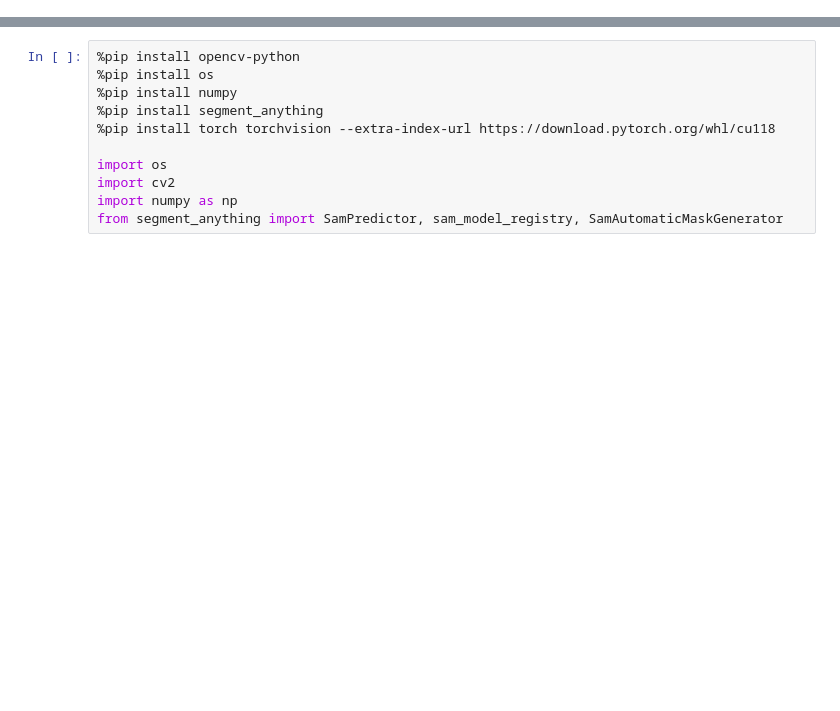
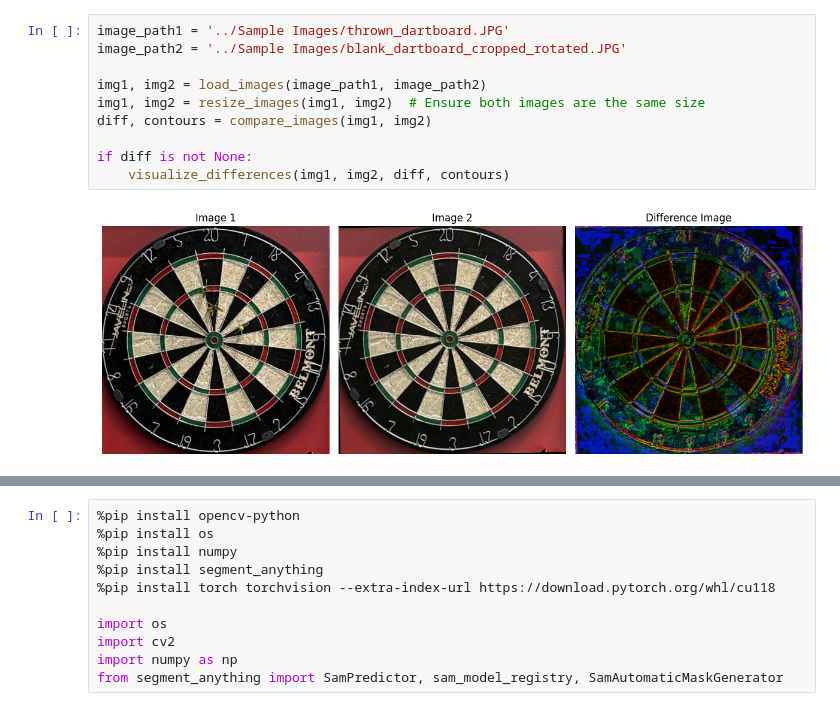
Before and after one commit to reedwrogers/Dart-Vision, a Jupyter notebook: Python Files/main.ipynb, the cells around one changed output, grey strips where cells are left out. Drawn from its saved outputs; the diff is of its cells as text; blank space fills up the shorter version.

```diff
--- a/Python Files/main.ipynb
+++ b/Python Files/main.ipynb
@@ -4,0 +321,12 @@
+# %%
+image_path1 = '../Sample Images/thrown_dartboard.JPG'
+image_path2 = '../Sample Images/blank_dartboard_cropped_rotated.JPG'
+
+img1, img2 = load_images(image_path1, image_path2)
+img1, img2 = resize_images(img1, img2)  # Ensure both images are the same size
+diff, contours = compare_images(img1, img2)
+
+if diff is not None:
+    visualize_differences(img1, img2, diff, contours)
+# %% [output]
+[figure, added]
```
Also changed, not shown: parts of 34 cells of this notebook.
